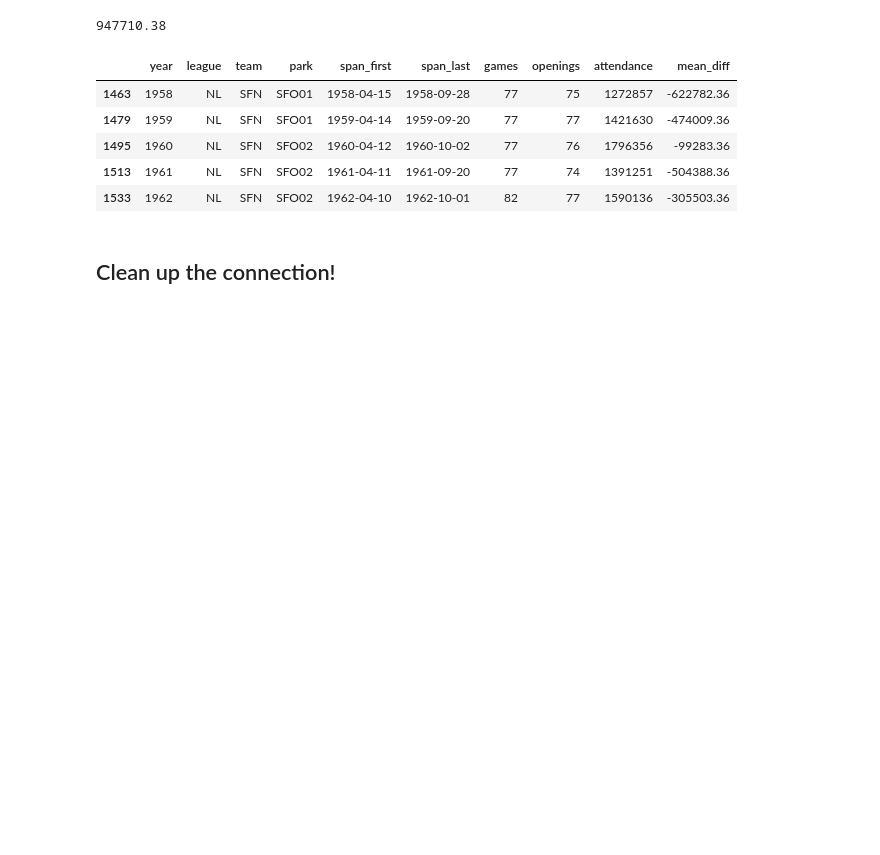
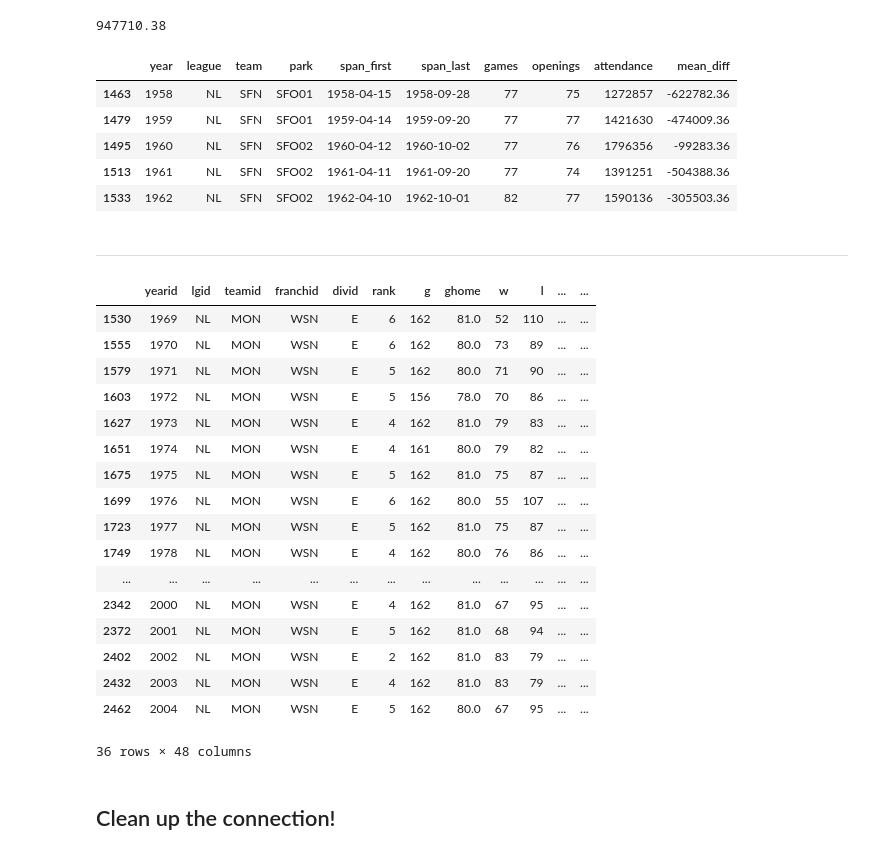
Before and after one commit to mwbarnesy/capstone, a Jupyter notebook: notebooks/lahman-mwb.ipynb, the cells around one changed output. Drawn from its saved outputs; the diff is of its cells as text; code cells hidden in the pictures; blank space fills up the shorter version.

Commit message:
Found various team ids, stats, etc.

```diff
--- a/notebooks/lahman-mwb.ipynb
+++ b/notebooks/lahman-mwb.ipynb
@@ -268,3 +342,26 @@ sf_giants_homegames.head()
 | 1533 | 1962 | NL | SFN | SFO02 | 1962-04-10 | 1962-10-01 | 82 | 77 | 1590136 | -305503.36 |
 # %%
 #np.sqrt((sf_giants_homegames['attendance']**2).mean())
+# %% [markdown]
+---
+# %%
+teams_df.query('name == "Montreal Expos"')
+# %% [output]
+|  | yearid | lgid | teamid | franchid | divid | rank | g | ghome | w | l | ... | ... |
+| 1530 | 1969 | NL | MON | WSN | E | 6 | 162 | 81.0 | 52 | 110 | ... | ... |
+| 1555 | 1970 | NL | MON | WSN | E | 6 | 162 | 80.0 | 73 | 89 | ... | ... |
+| 1579 | 1971 | NL | MON | WSN | E | 5 | 162 | 80.0 | 71 | 90 | ... | ... |
+| 1603 | 1972 | NL | MON | WSN | E | 5 | 156 | 78.0 | 70 | 86 | ... | ... |
+| 1627 | 1973 | NL | MON | WSN | E | 4 | 162 | 81.0 | 79 | 83 | ... | ... |
+| 1651 | 1974 | NL | MON | WSN | E | 4 | 161 | 80.0 | 79 | 82 | ... | ... |
+| 1675 | 1975 | NL | MON | WSN | E | 5 | 162 | 81.0 | 75 | 87 | ... | ... |
+| 1699 | 1976 | NL | MON | WSN | E | 6 | 162 | 80.0 | 55 | 107 | ... | ... |
+| 1723 | 1977 | NL | MON | WSN | E | 5 | 162 | 81.0 | 75 | 87 | ... | ... |
+| 1749 | 1978 | NL | MON | WSN | E | 4 | 162 | 80.0 | 76 | 86 | ... | ... |
+| ... | ... | ... | ... | ... | ... | ... | ... | ... | ... | ... | ... | ... |
+| 2342 | 2000 | NL | MON | WSN | E | 4 | 162 | 81.0 | 67 | 95 | ... | ... |
+| 2372 | 2001 | NL | MON | WSN | E | 5 | 162 | 81.0 | 68 | 94 | ... | ... |
+| 2402 | 2002 | NL | MON | WSN | E | 2 | 162 | 81.0 | 83 | 79 | ... | ... |
+| 2432 | 2003 | NL | MON | WSN | E | 4 | 162 | 81.0 | 83 | 79 | ... | ... |
+| 2462 | 2004 | NL | MON | WSN | E | 5 | 162 | 80.0 | 67 | 95 | ... | ... |
+36 rows × 48 columns
```
Also changed, not shown: parts of 17 cells of this notebook.
